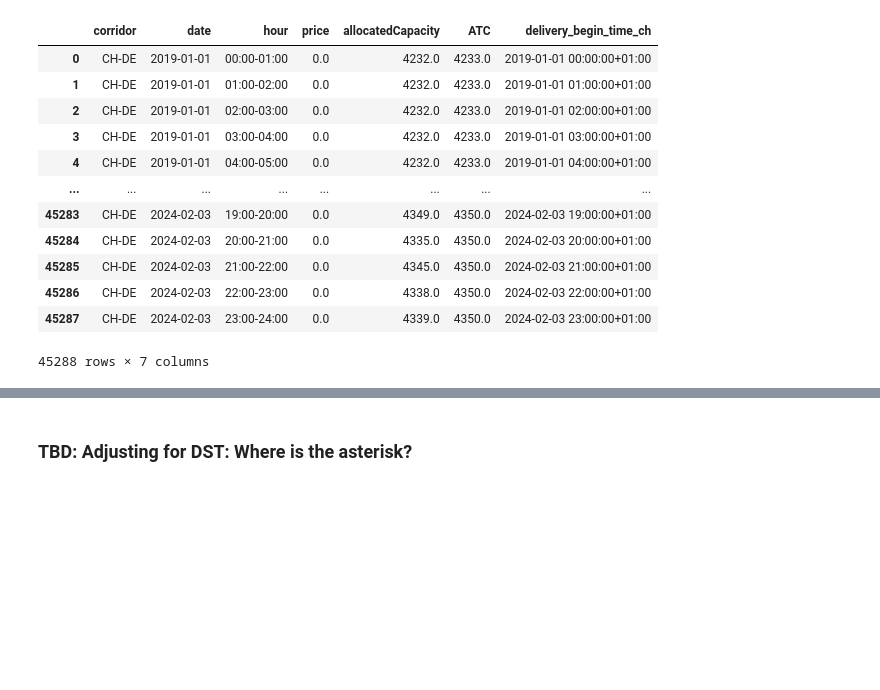
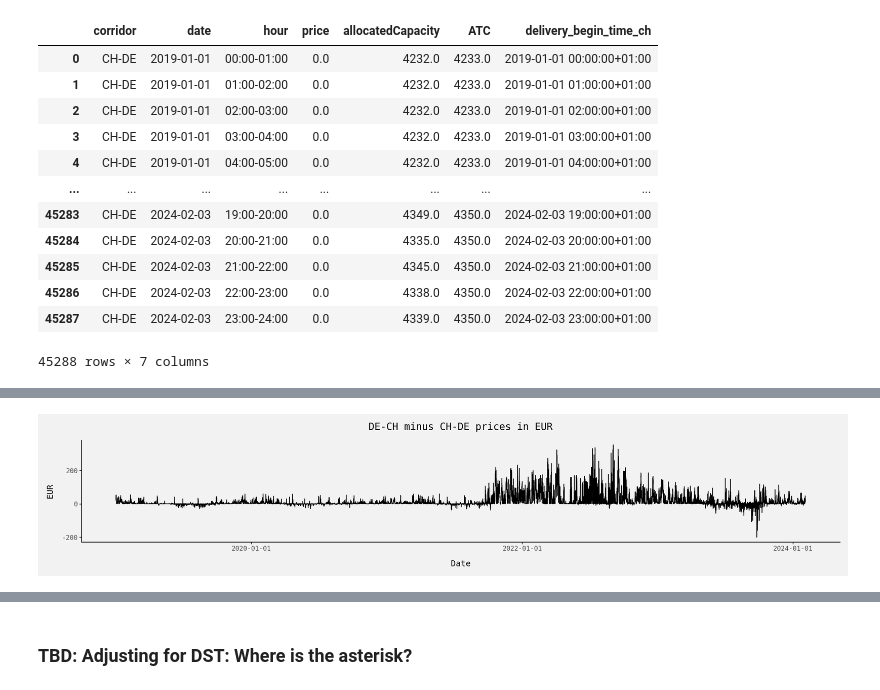
Before and after one commit to MathiasSteilen/RWE-ETH-Power-Trading, a Jupyter notebook: 00_Data Retrieval and Cleaning/0_jao_api.ipynb, the cells around one changed output, grey strips where cells are left out. Saved outputs shown, nothing was run; the diff lists cells and outputs as text; code cells hidden in the pictures; blank space fills up the shorter version.

```diff
--- a/00_Data Retrieval and Cleaning/0_jao_api.ipynb
+++ b/00_Data Retrieval and Cleaning/0_jao_api.ipynb
@@ -211,0 +242,28 @@ jao_prices.to_csv("jao_prices_CH-DE.csv", index=False)
+# %%
+(
+    pn.ggplot(
+        data=(
+            chde.filter(["delivery_begin_time_ch", "price"])
+            .rename(columns={"price": "CH-DE"})
+            .merge(
+                dech.filter(["delivery_begin_time_ch", "price"]).rename(
+                    columns={"price": "DE-CH"}
+                ),
+                how="left",
+                on="delivery_begin_time_ch",
+            )
+            .assign(delta=lambda x: x["DE-CH"] - x["CH-DE"])
+            .assign(
+                delivery_begin_time_ch=lambda x: pd.to_datetime(
+                    x["delivery_begin_time_ch"], utc=True
+                )
+            )
+        ),
+        mapping=pn.aes(x="delivery_begin_time_ch", y="delta"),
+    )
+    + pn.geom_line()
+    + pn.labs(title="DE-CH minus CH-DE prices in EUR", y="EUR", x="Date")
+    + pn.theme(figure_size=[15, 3])
+)
+# %% [output]
+[figure, added]
```
Also changed, not shown: parts of 7 cells of this notebook, 1 other file.
